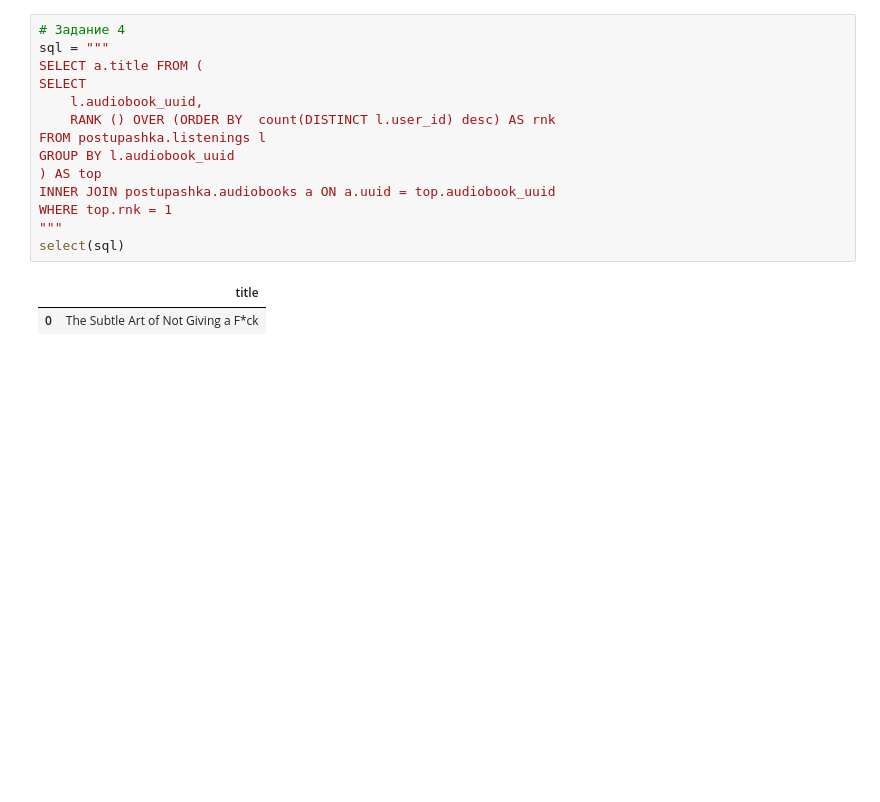
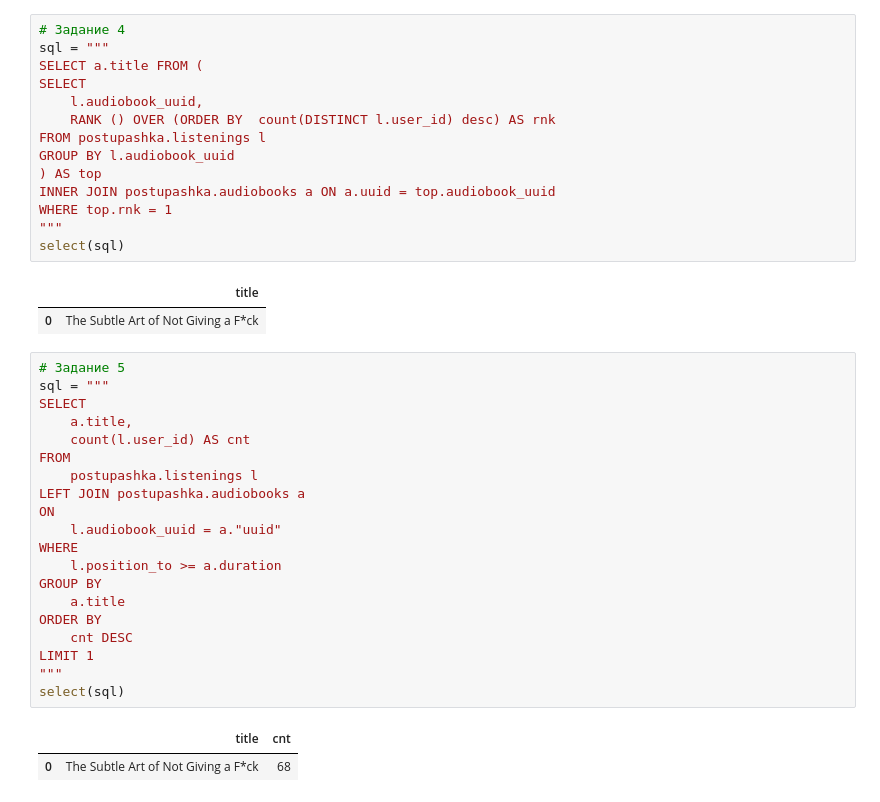
Before and after one commit to aleks-haksly/Postypashka, a Jupyter notebook: DA/03 HW SQL/HW.ipynb, the cells around one changed output. Drawn from its saved outputs; the diff is of its cells as text; blank space fills up the shorter version.

```diff
--- a/DA/03 HW SQL/HW.ipynb
+++ b/DA/03 HW SQL/HW.ipynb
@@ -109,3 +109,26 @@ select(sql)
 # %% [output]
 |  | title |
 | 0 | The Subtle Art of Not Giving a F*ck |
+# %%
+# Задание 5
+sql = """
+SELECT
+	a.title,
+	count(l.user_id) AS cnt
+FROM
+	postupashka.listenings l
+LEFT JOIN postupashka.audiobooks a
+ON
+	l.audiobook_uuid = a."uuid"
+WHERE
+	l.position_to >= a.duration
+GROUP BY
+	a.title
+ORDER BY
+	cnt DESC
+LIMIT 1
+"""
+select(sql)
+# %% [output]
+|  | title | cnt |
+| 0 | The Subtle Art of Not Giving a F*ck | 68 |
```
